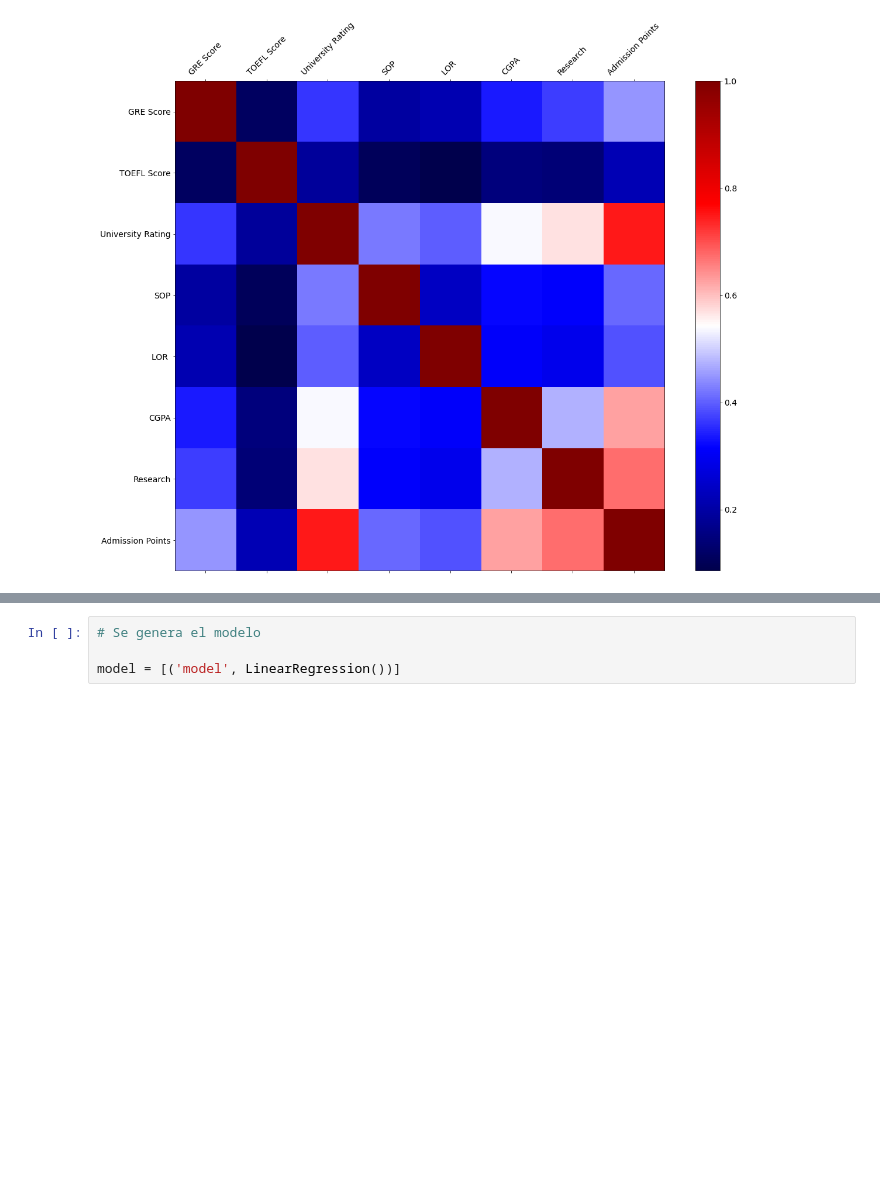
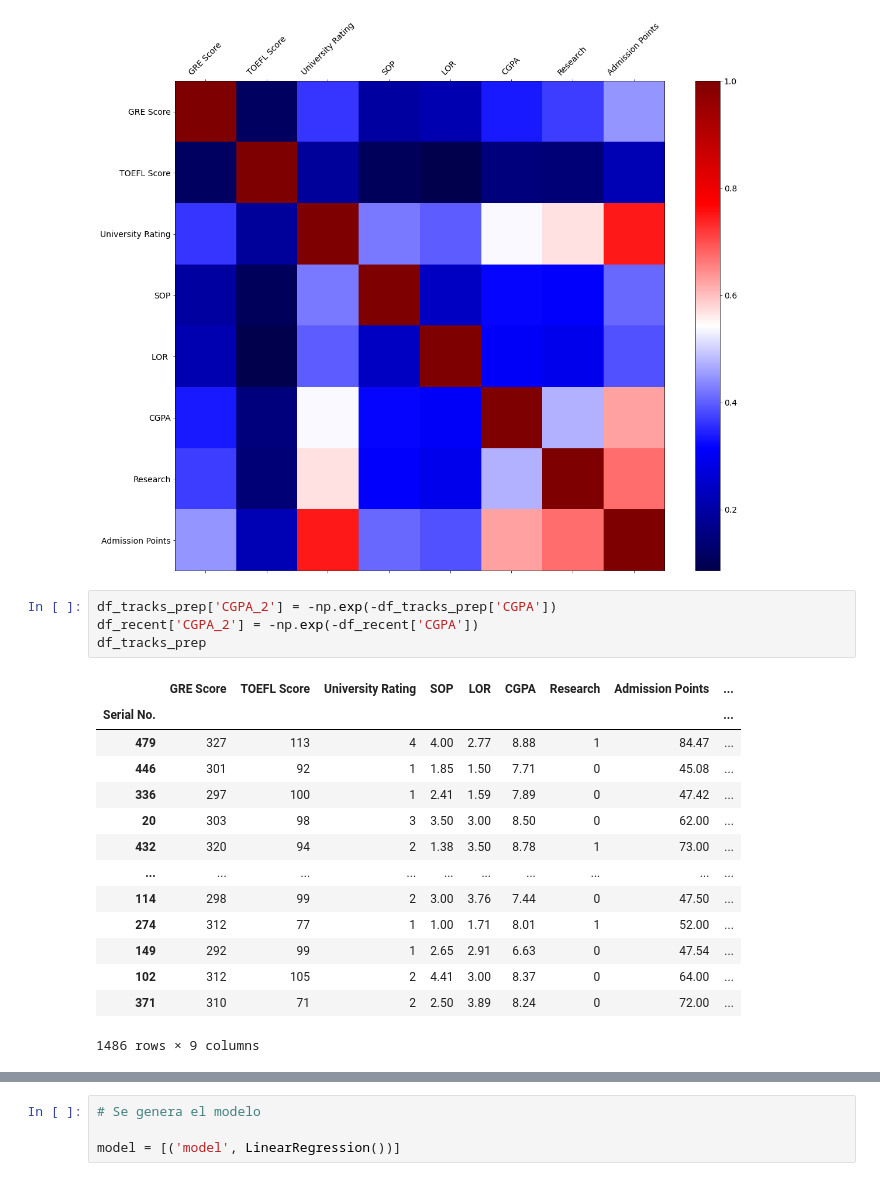
Before and after one commit to PedroVallejoSeade/Laboratorio---Regresio-n, a Jupyter notebook: Informe.ipynb, the cells around one changed output, grey strips where cells are left out. Saved outputs shown, nothing was run; the diff lists cells and outputs as text; blank space fills up the shorter version.

```diff
--- a/Informe.ipynb
+++ b/Informe.ipynb
@@ -345,3 +347,22 @@ cb = plt.colorbar()
 _ = cb.ax.tick_params(labelsize=14)
 # %% [output]
 [figure]
+# %%
+df_tracks_prep['CGPA_2'] = -np.exp(-df_tracks_prep['CGPA'])
+df_recent['CGPA_2'] = -np.exp(-df_recent['CGPA'])
+df_tracks_prep
+# %% [output]
+|  | GRE Score | TOEFL Score | University Rating | SOP | LOR | CGPA | Research | Admission Points | ... |
+| Serial No. |  |  |  |  |  |  |  |  | ... |
+| 479 | 327 | 113 | 4 | 4.00 | 2.77 | 8.88 | 1 | 84.47 | ... |
+| 446 | 301 | 92 | 1 | 1.85 | 1.50 | 7.71 | 0 | 45.08 | ... |
+| 336 | 297 | 100 | 1 | 2.41 | 1.59 | 7.89 | 0 | 47.42 | ... |
+| 20 | 303 | 98 | 3 | 3.50 | 3.00 | 8.50 | 0 | 62.00 | ... |
+| 432 | 320 | 94 | 2 | 1.38 | 3.50 | 8.78 | 1 | 73.00 | ... |
+| ... | ... | ... | ... | ... | ... | ... | ... | ... | ... |
+| 114 | 298 | 99 | 2 | 3.00 | 3.76 | 7.44 | 0 | 47.50 | ... |
+| 274 | 312 | 77 | 1 | 1.00 | 1.71 | 8.01 | 1 | 52.00 | ... |
+| 149 | 292 | 99 | 1 | 2.65 | 2.91 | 6.63 | 0 | 47.54 | ... |
+| 102 | 312 | 105 | 2 | 4.41 | 3.00 | 8.37 | 0 | 64.00 | ... |
+| 371 | 310 | 71 | 2 | 2.50 | 3.89 | 8.24 | 0 | 72.00 | ... |
+1486 rows × 9 columns
```
Also changed, not shown: parts of 24 cells of this notebook, 1 other file.
